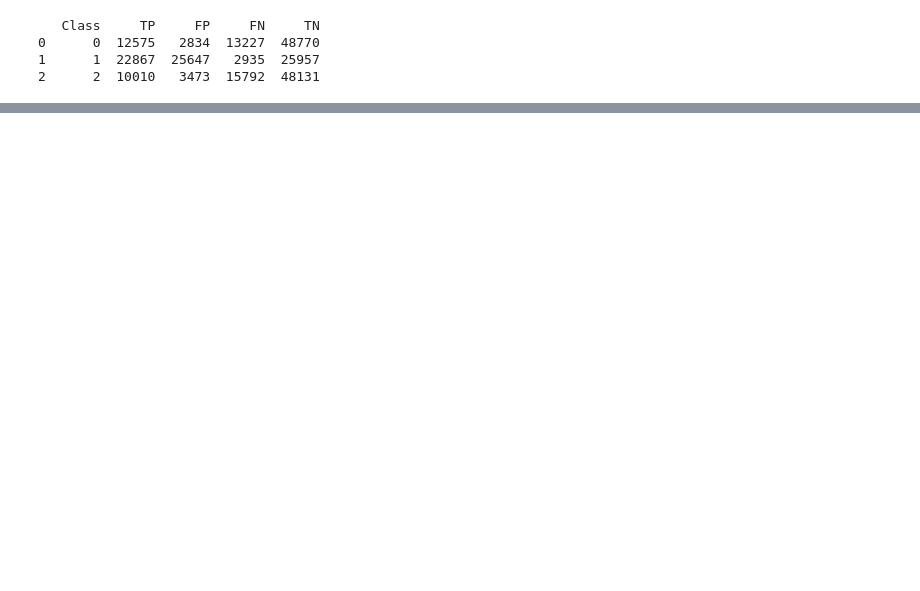
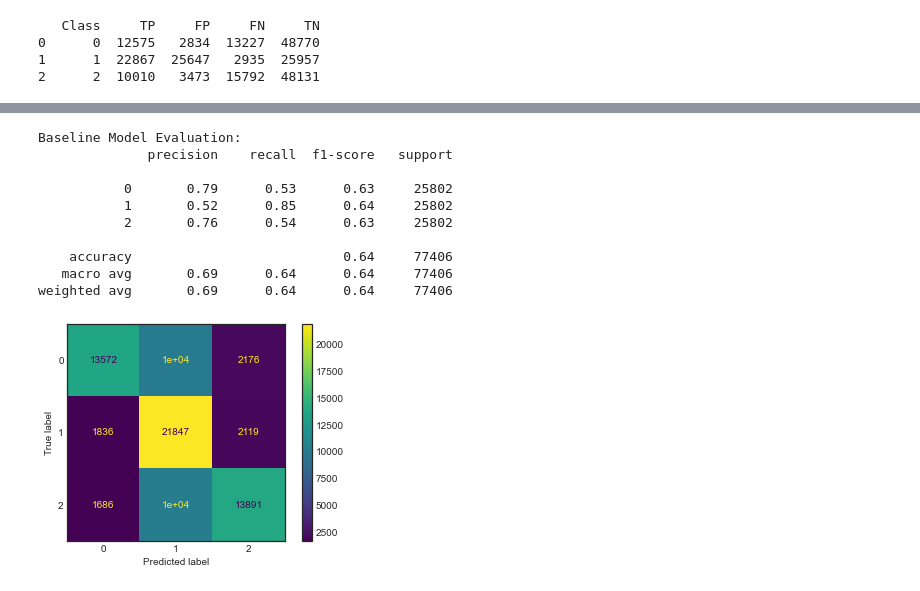
Before and after one commit to Assesa44/Tanzania-Wells-Functionality-Predictions, a Jupyter notebook: Notebooks/wells_analysis.ipynb, the cells around one changed output, grey strips where cells are left out. Saved outputs shown, nothing was run; the diff lists cells and outputs as text; code cells hidden in the pictures; blank space fills up the shorter version.

Commit message:
update: tuned more decision tree models

```diff
--- a/Notebooks/wells_analysis.ipynb
+++ b/Notebooks/wells_analysis.ipynb
@@ -1761,0 +1794,27 @@ print(df_results)
+# %%
+# Train and fit the SMOTE model
+dt = DecisionTreeClassifier(criterion= 'entropy', max_depth= 7, min_samples_leaf= 5, random_state= 42).fit(X_dt_resampled, y_dt_resampled)
+
+# Create a predicted y
+y_pred = dt.predict(X_dt_resampled)
+
+# Print model evaluation
+print('Baseline Model Evaluation:')
+print(classification_report(y_dt_resampled, y_pred))
+
+conf_matrix = confusion_matrix(y_dt_resampled, y_pred)
+plt.style.use('seaborn-white')
+disp = ConfusionMatrixDisplay(conf_matrix)
+disp.plot();
+# %% [output]
+Baseline Model Evaluation:
+              precision    recall  f1-score   support
+
+           0       0.79      0.53      0.63     25802
+           1       0.52      0.85      0.64     25802
+           2       0.76      0.54      0.63     25802
+
+    accuracy                           0.64     77406
+   macro avg       0.69      0.64      0.64     77406
+weighted avg       0.69      0.64      0.64     77406
+[figure, added]
```
Also changed, not shown: parts of 12 cells of this notebook.
